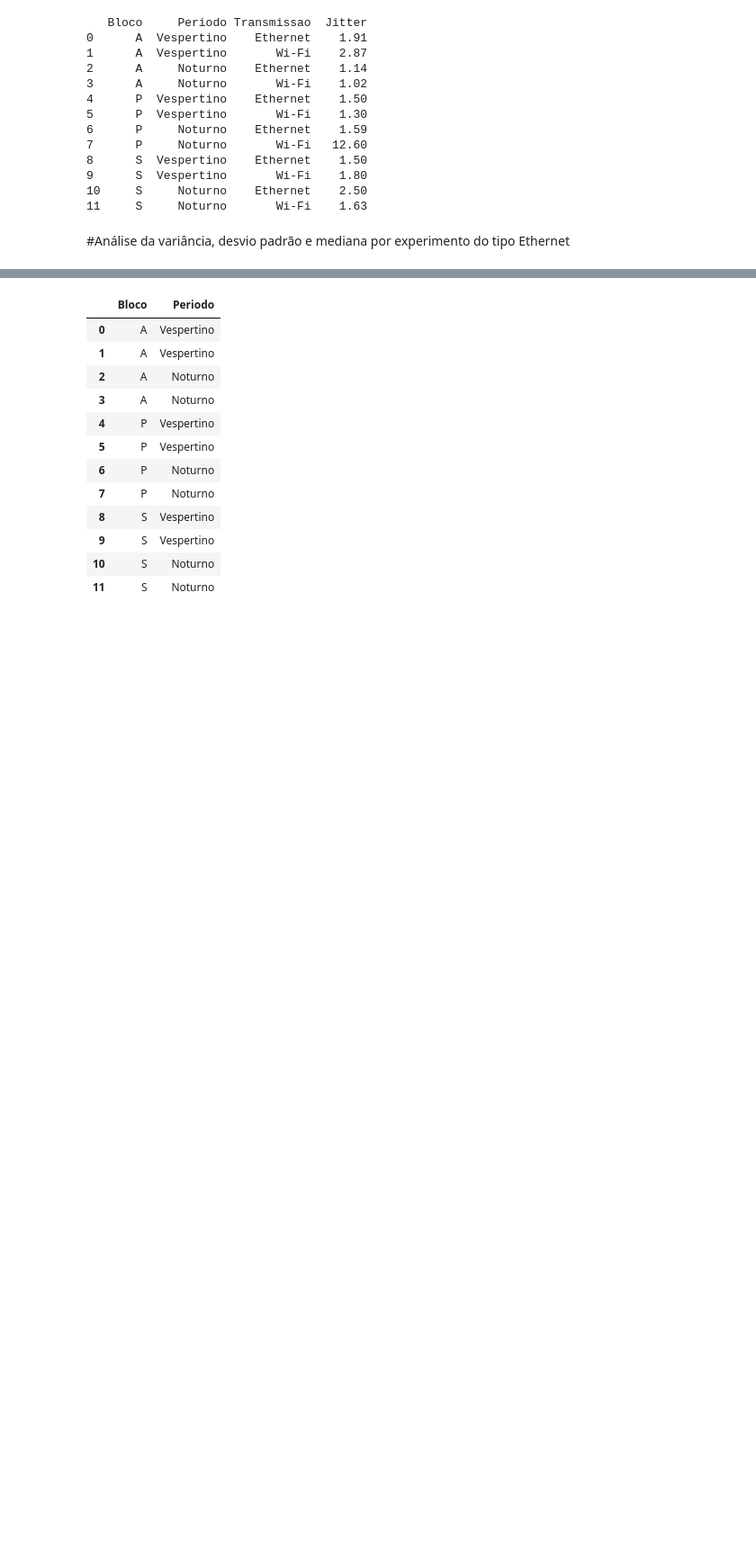
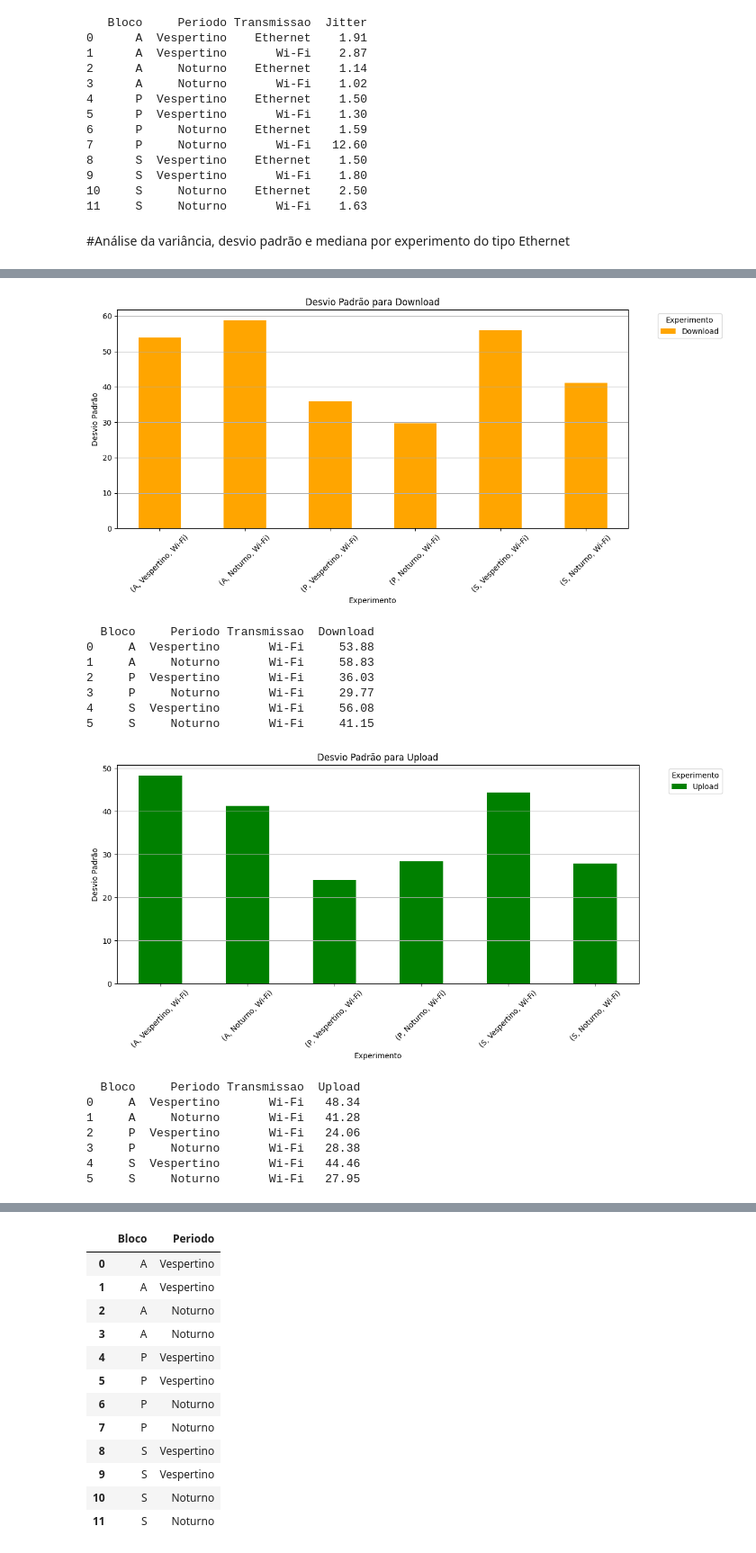
Before and after one commit to matheusbuenowb/University-Network-Analysis, a Jupyter notebook: TCC_Análise.ipynb, the cells around one changed output, grey strips where cells are left out. Shown at 90% size. Saved outputs shown, nothing was run; the diff lists cells and outputs as text; code cells hidden in the pictures; blank space fills up the shorter version.

```diff
--- a/TCC_Análise.ipynb
+++ b/TCC_Análise.ipynb
@@ -800,3 +781,83 @@ for metric, cor in zip(metrics, cores):
 3     P     Noturno    Ethernet    1.59
 4     S  Vespertino    Ethernet    1.50
 5     S     Noturno    Ethernet    2.50
+# %%
+import itertools
+import pandas as pd
+import matplotlib.pyplot as plt
+
+metrics = ['Download', 'Upload', 'Latência', 'Jitter']
+
+#Dicionário para armazenar os resultados
+resultados_dict = {}
+
+#Definição dos níveis
+Bloco = ['A', 'P', 'S']
+Periodo = ['Vespertino', 'Noturno']
+Transmissao = ['Wi-Fi']
+
+#Combinações de níveis
+combinations = list(itertools.product(Bloco, Periodo, Transmissao))
+
+# Lista para armazenar os DFs dos resultados
+results_experiment_df = []
+
+# Loop para calcular as estatísticas para cada métrica
+for Bloco, Periodo, Transmissao in combinations:
+    # Inicializa o dicionário de resultados para o experimento atual
+    resultados_dict_experimento = {'Bloco': Bloco, 'Periodo': Periodo, 'Transmissao': Transmissao}
+
+    for metric in metrics:
+        #Filtra os dados para o experimento atual
+        experiment_data = data[(data['Bloco'] == Bloco) &
+                               (data['Periodo'] == Periodo) &
+                               (data['Transmissão'] == Transmissao)]
+
+        #Calcula o desvio padrão para a medida atual
+        standard_deviation = experiment_data[metric].std().round(2)
+
+        #Adiciona o resultado do desvio padrão ao dicionário de resultados do experimento
+        resultados_dict_experimento[metric] = standard_deviation
+
+    #Adiciona os resultados do experimento atual à lista de resultados
+    results_experiment_df.append(resultados_dict_experimento)
+
+#Os dados são armazenados em um novo DF
+results_df = pd.DataFrame(results_experiment_df)
+
+#Agrupa os dados para gerar o gráfico de barras
+data_to_plot = results_df.set_index(['Bloco', 'Periodo', 'Transmissao'])[metrics]
+
+metrics = ['Download', 'Upload', 'Latência', 'Jitter']
+
+colors = ['orange', 'green', 'blue', 'red']
+
+for metric, color in zip(metrics, colors):
+  # Plotando os gráficos de barras para os desvios padrão para cada medida
+  plt.figure(figsize=(12, 6))
+  data_to_plot[metric].plot(kind='bar', color= color, rot=45)
+  plt.xlabel('Experimento')
+  plt.ylabel('Desvio Padrão')
+  plt.title(f'Desvio Padrão para {metric}')
+  plt.legend(title='Experimento', bbox_to_anchor=(1.05, 1), loc='upper left')
+  plt.grid(axis='y')
+  plt.tight_layout()
+  plt.show()
+  print(results_df[['Bloco' ,'Periodo', 'Transmissao', metric]])
+# %% [output]
+[figure, added]
+  Bloco     Periodo Transmissao  Download
+0     A  Vespertino       Wi-Fi     53.88
+1     A     Noturno       Wi-Fi     58.83
+2     P  Vespertino       Wi-Fi     36.03
+3     P     Noturno       Wi-Fi     29.77
+4     S  Vespertino       Wi-Fi     56.08
+5     S     Noturno       Wi-Fi     41.15
+[figure, added]
+  Bloco     Periodo Transmissao  Upload
+0     A  Vespertino       Wi-Fi   48.34
+1     A     Noturno       Wi-Fi   41.28
+2     P  Vespertino       Wi-Fi   24.06
+3     P     Noturno       Wi-Fi   28.38
+4     S  Vespertino       Wi-Fi   44.46
+5     S     Noturno       Wi-Fi   27.95
```
Also changed, not shown: parts of 7 cells of this notebook.
